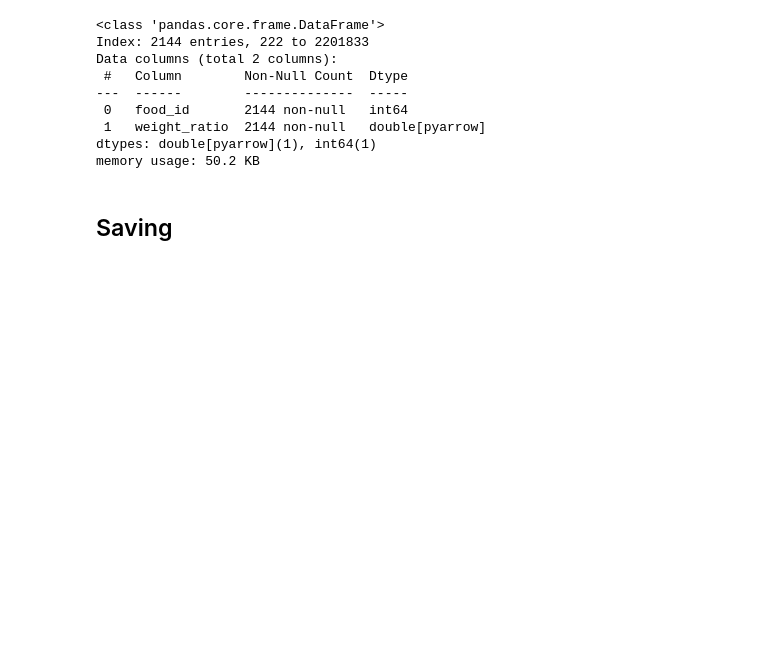
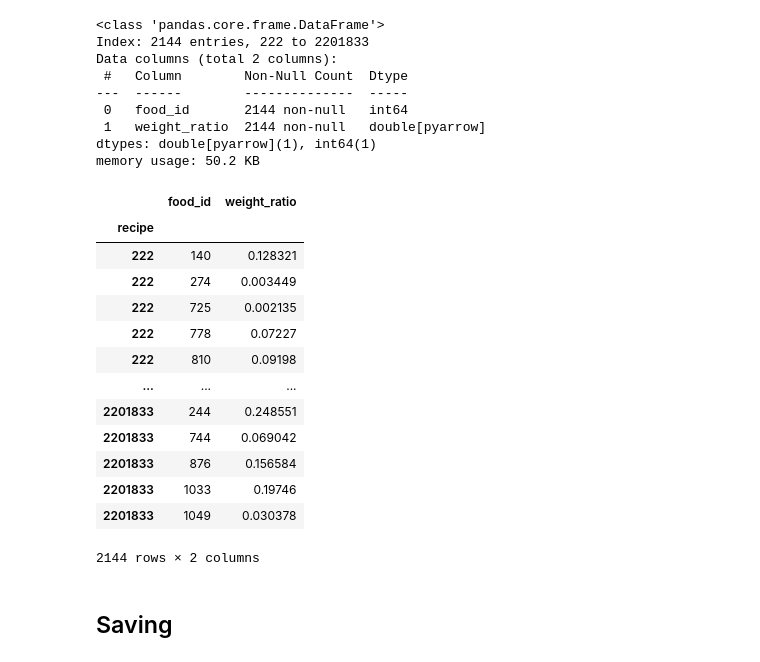
Before and after one commit to stephankostov/recipe-generator-dataset, a Jupyter notebook: notebooks/10-final-db-process.ipynb, the cells around one changed output. Saved outputs shown, nothing was run; the diff lists cells and outputs as text; code cells hidden in the pictures; blank space fills up the shorter version.

```diff
--- a/notebooks/10-final-db-process.ipynb
+++ b/notebooks/10-final-db-process.ipynb
@@ -425,6 +443,23 @@ Data columns (total 2 columns):
  1   weight_ratio  2144 non-null   double[pyarrow]
 dtypes: double[pyarrow](1), int64(1)
 memory usage: 50.2 KB
+# %%
+duplicate_merged_foods
+# %% [output]
+|  | food_id | weight_ratio |
+| recipe |  |  |
+| 222 | 140 | 0.128321 |
+| 222 | 274 | 0.003449 |
+| 222 | 725 | 0.002135 |
+| 222 | 778 | 0.07227 |
+| 222 | 810 | 0.09198 |
+| ... | ... | ... |
+| 2201833 | 244 | 0.248551 |
+| 2201833 | 744 | 0.069042 |
+| 2201833 | 876 | 0.156584 |
+| 2201833 | 1033 | 0.19746 |
+| 2201833 | 1049 | 0.030378 |
+2144 rows × 2 columns
 # %% [markdown]
 ## Saving
 # %%
```
Also changed, not shown: parts of 11 cells of this notebook, 1 other file.
